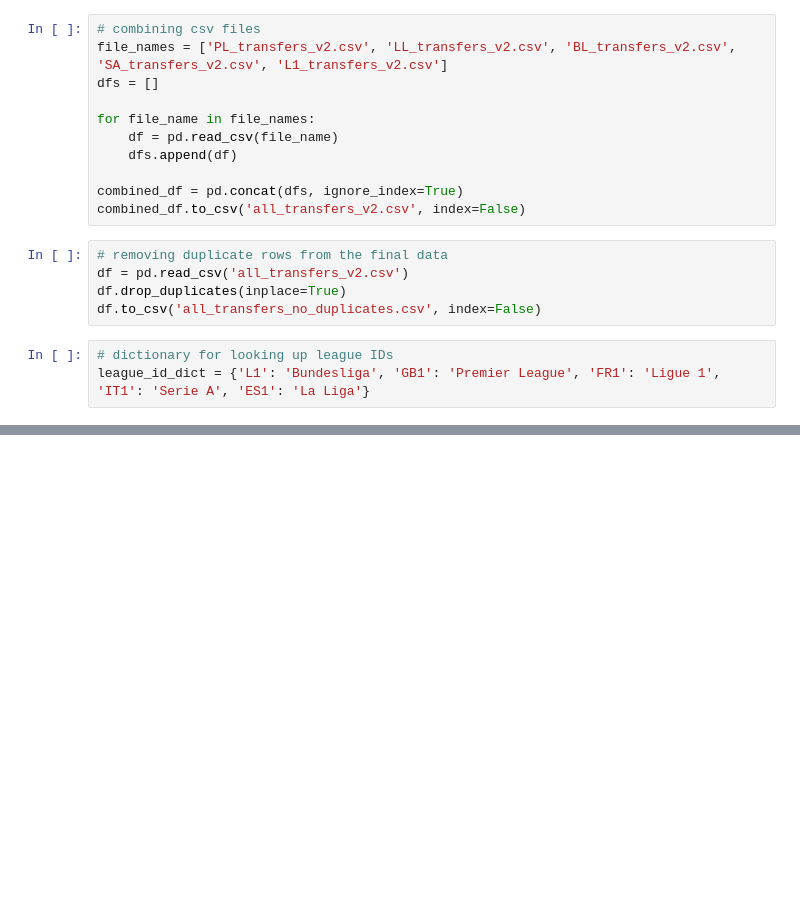
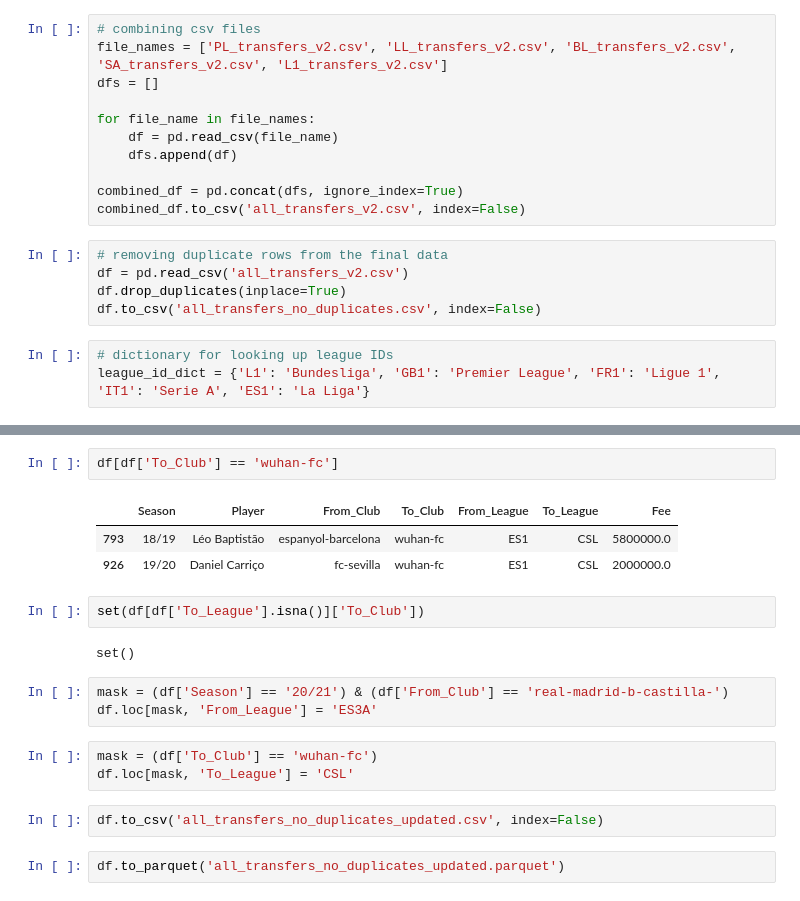
Before and after one commit to SebWae/football-transfer-data-viz, a Jupyter notebook: web_scraping_transfer_data.ipynb, the cells around one changed output, grey strips where cells are left out. Saved outputs shown, nothing was run; the diff lists cells and outputs as text; blank space fills up the shorter version.

```diff
--- a/web_scraping_transfer_data.ipynb
+++ b/web_scraping_transfer_data.ipynb
@@ -371,0 +384,20 @@ league_id_dict = {'L1': 'Bundesliga', 'GB1': 'Premier League', 'FR1': 'Ligue 1',
+# %%
+df[df['To_Club'] == 'wuhan-fc']
+# %% [output]
+|  | Season | Player | From_Club | To_Club | From_League | To_League | Fee |
+| 793 | 18/19 | Léo Baptistão | espanyol-barcelona | wuhan-fc | ES1 | CSL | 5800000.0 |
+| 926 | 19/20 | Daniel Carriço | fc-sevilla | wuhan-fc | ES1 | CSL | 2000000.0 |
+# %%
+set(df[df['To_League'].isna()]['To_Club'])
+# %% [output]
+set()
+# %%
+mask = (df['Season'] == '20/21') & (df['From_Club'] == 'real-madrid-b-castilla-')
+df.loc[mask, 'From_League'] = 'ES3A'
+# %%
+mask = (df['To_Club'] == 'wuhan-fc')
+df.loc[mask, 'To_League'] = 'CSL'
+# %%
+df.to_csv('all_transfers_no_duplicates_updated.csv', index=False)
+# %%
+df.to_parquet('all_transfers_no_duplicates_updated.parquet')
```
Also changed, not shown: parts of 4 cells of this notebook, 2 other files.
